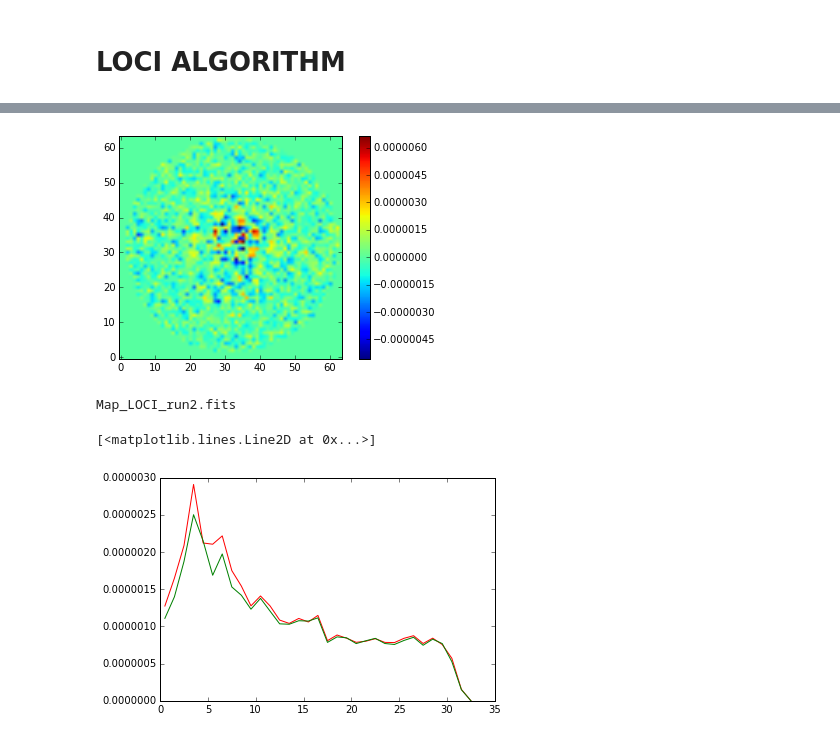
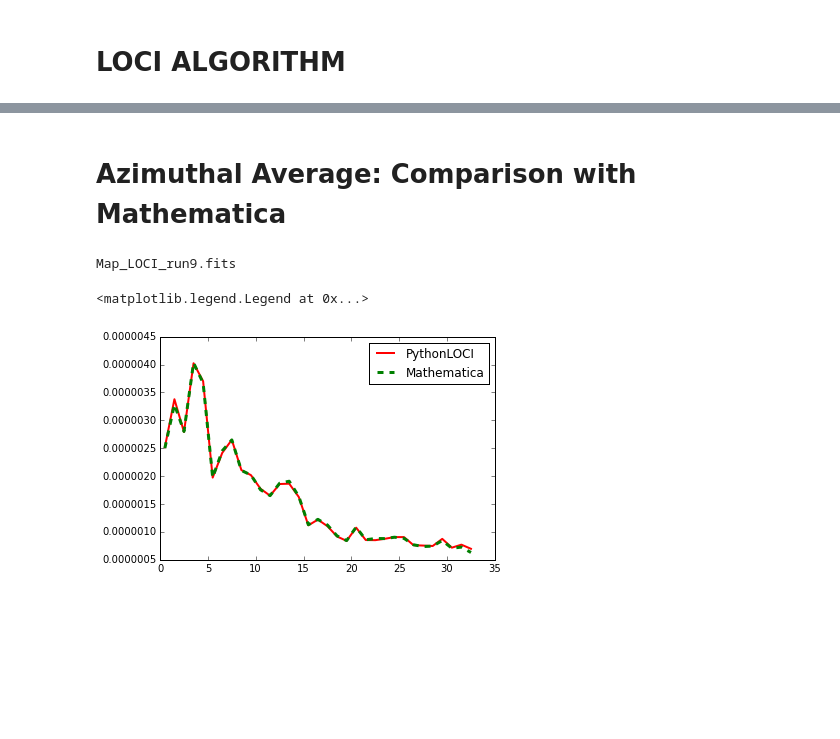
Before and after one commit to Skyhawk172/PythonLOCI, a Jupyter notebook: alignImages.ipynb, the cells around one changed output, grey strips where cells are left out. Drawn from its saved outputs; the diff is of its cells as text; code cells hidden in the pictures; blank space fills up the shorter version.

Commit message:
Cleaned up the code (e.g. sections, comments). Now, the python LOCI matches very nicely the Mathematica code (if you re-run the latter since some LOCI parameters were changed).

```diff
--- a/alignImages.ipynb
+++ b/alignImages.ipynb
@@ -81,7 +82,7 @@ pixelSize=0.11 #arcseconds
 
 directory = "/Users/lajoie/Documents/Work/Projects/JWST/Simulations/Coronagraphs/MIRI/Dither-LOCI/Results/"
 instrument= "MIRI/F1065C/DitherStep20/GaussianJitter7/T7430.0_logg4.35_z-0.47_R1.34_D40.0_t10000.0_204nm"
-runNumber = 2
+runNumber = 9
 
 os.chdir(directory+instrument)
 targetfile=glob.glob("*run"+str(runNumber)+"_"+"*ScienceTarget*"+"*.fits")
@@ -95,8 +96,15 @@ nimages=len(reffile)
 refs=np.zeros( (nimages,sizeImg,sizeImg) )
 refs_aligned=np.zeros( (nimages,sizeImg,sizeImg) )
 for i in xrange(nimages):
-    print reffile[i]
+    print i+1, reffile[i]
     hdu=pyfits.open(reffile[i])
     refs[i]=hdu[0].data
     refs_aligned[i]=align_images(sizeImg,radius,refs[i],target)
+
+
+hdu = pyfits.PrimaryHDU(refs)
+hdu.writeto('/Users/lajoie/Documents/Work/Projects/JWST/CWG/LOCI/references.fits',clobber=True)
+
+hdu = pyfits.PrimaryHDU(refs_aligned)
+hdu.writeto('/Users/lajoie/Documents/Work/Projects/JWST/CWG/LOCI/refs_aligned.fits',clobber=True)
 # %% [output]
@@ -121,4 +129,4 @@ Scaled_PSF_1065_run2_Reference_dither9_204.fits
 # %%
-for i in  xrange(nimages):
-    P.imshow(refs[i])
-    P.show()
+#for i in  xrange(nimages):
+#    P.imshow(refs[i])
+#    P.show()
@@ -148,7 +140,7 @@ CriterionNumber = np.inf
 Mu= 0.0
 W = (10.*10**-6)/6.5 * 180./np.pi * 3600./pixelSize
 rstart = 0.5
-rend = 30 #sizeImg/2 #30
+rend = sizeImg/2 #30
 RegNum = 10**-9
 radialShiftBetweenSandO = 0.0
 # %%
@@ -284,9 +274,5 @@ print time.clock()
-# %%
-imshow(1,finalImage)
-hdu = pyfits.PrimaryHDU(finalImage)
-hdu.writeto("/Users/lajoie/Documents/Work/Projects/JWST/CWG/LOCI/pythonLOCI.fits",clobber=True)
-# %% [output]
-[figure, removed]
+# %% [markdown]
+# Azimuthal Average: Comparison with Mathematica
 # %%
 def azimuthalAverage(image, center=None, stddev=False, returnradii=False, return_nr=False,
         binsize=0.5, weights=None, steps=False, interpnan=False, left=None, right=None):
@@ -376,15 +362,15 @@ def azimuthalAverage(image, center=None, stddev=False, returnradii=False, return
 # %%
 print "Map_LOCI_run"+str(runNumber)+".fits"
 hdu=pyfits.open("Map_LOCI_run"+str(runNumber)+".fits")
 mathematica=hdu[0].data
 
-x1,rad_prof_python=azimuthalAverage(finalImage, binsize=1,stddev=True,interpnan=True,returnradii=True)
-x2,rad_prof_mathem=azimuthalAverage(mathematica,binsize=1,stddev=True,interpnan=True,returnradii=True)
+x1,rad_prof_python=azimuthalAverage(finalImage, binsize=1.,stddev=True,interpnan=True,returnradii=True)
+x2,rad_prof_mathem=azimuthalAverage(mathematica,binsize=1.,stddev=True,interpnan=True,returnradii=True)
+
+P.plot(x1,rad_prof_python,'r', linewidth=2, label="PythonLOCI")
+P.plot(x2,rad_prof_mathem,'g--', linewidth=3, label="Mathematica")
+P.legend()
 # %% [output]
-Map_LOCI_run2.fits
+Map_LOCI_run9.fits
+<matplotlib.legend.Legend at 0x...>
+[figure, added]
-# %%
-P.plot(x1,rad_prof_python,'r')
-P.plot(x2,rad_prof_mathem,'g')
-# %% [output]
-[<matplotlib.lines.Line2D at 0x...>]
-[figure, removed]
```
Also changed, not shown: parts of 9 cells of this notebook.
